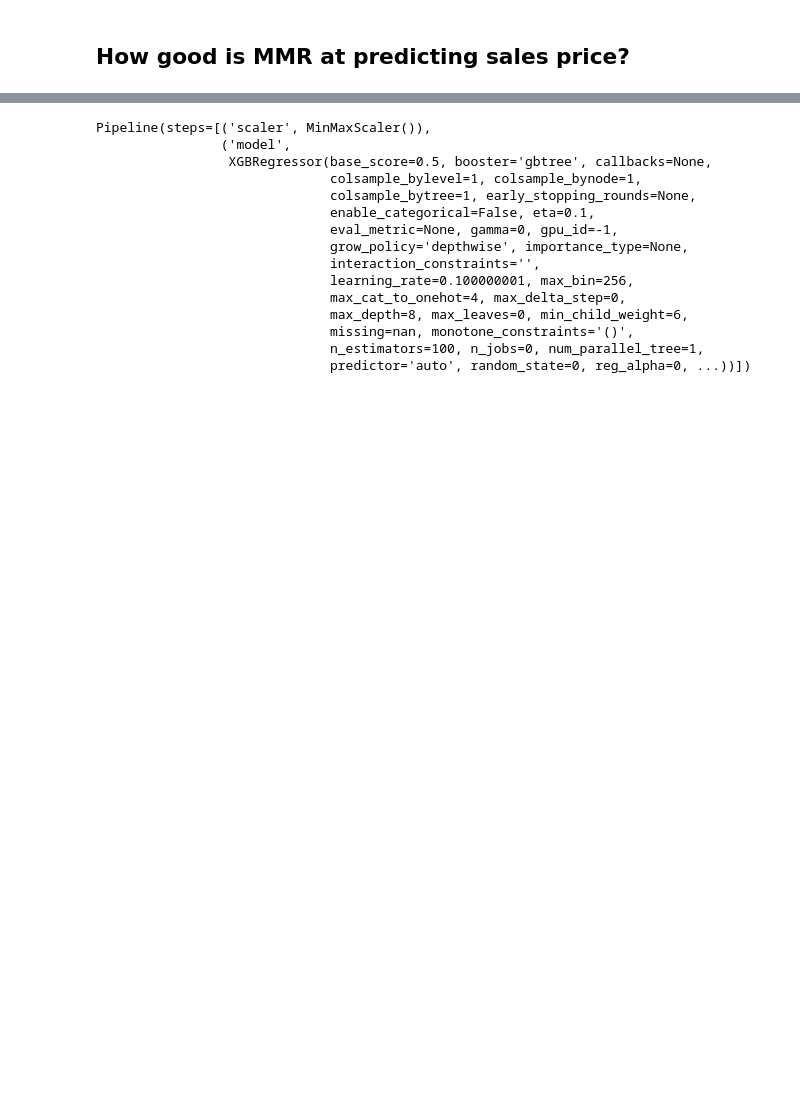
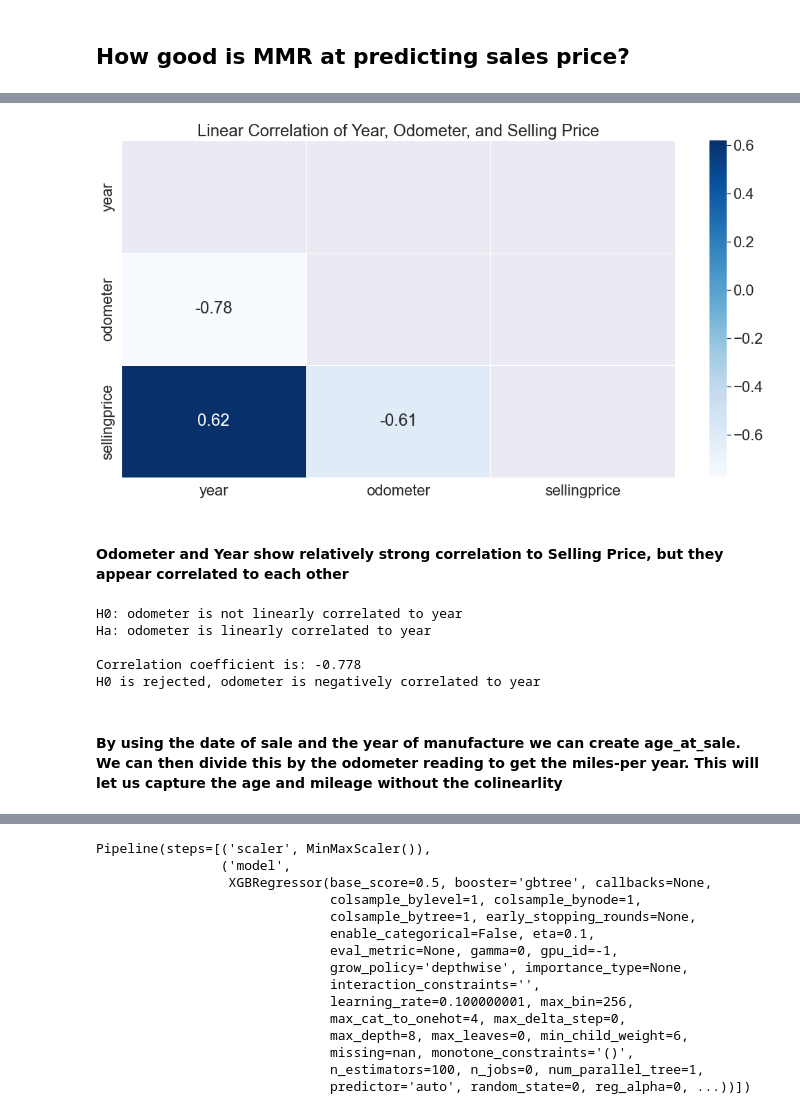
Before and after one commit to DanChurchill/car_price_predictor, a Jupyter notebook: final_report.ipynb, the cells around one changed output, grey strips where cells are left out. Cells and saved outputs as stored; diff of their text form; code cells hidden in the pictures; blank space fills up the shorter version.

```diff
--- a/final_report.ipynb
+++ b/final_report.ipynb
@@ -67,0 +225,8 @@ Baseline RMSE: $1659.5, Baseline R2: 0.9641
+# %%
+sns.heatmap(temp, cmap='Blues', annot = True, mask= np.triu(temp), linewidth=.5)
+plt.title('Linear Correlation of Year, Odometer, and Selling Price')
+plt.show()
+# %% [output]
+[figure, added]
+# %% [markdown]
+#### Odometer and Year show relatively strong correlation to Selling Price, but they appear correlated to each other
@@ -67,0 +253,10 @@ Baseline RMSE: $1659.5, Baseline R2: 0.9641
+# %%
+correlation_test(train, 'odometer', 'year')
+# %% [output]
+H0: odometer is not linearly correlated to year
+Ha: odometer is linearly correlated to year
+
+Correlation coefficient is: -0.778
+H0 is rejected, odometer is negatively correlated to year
+# %% [markdown]
+#### By using the date of sale and the year of manufacture we can create age_at_sale.  We can then divide this by the odometer reading to get the miles-per year.  This will let us capture the age and mileage without the colinearlity
```
Also changed, not shown: parts of 56 cells of this notebook, 2 other files.
